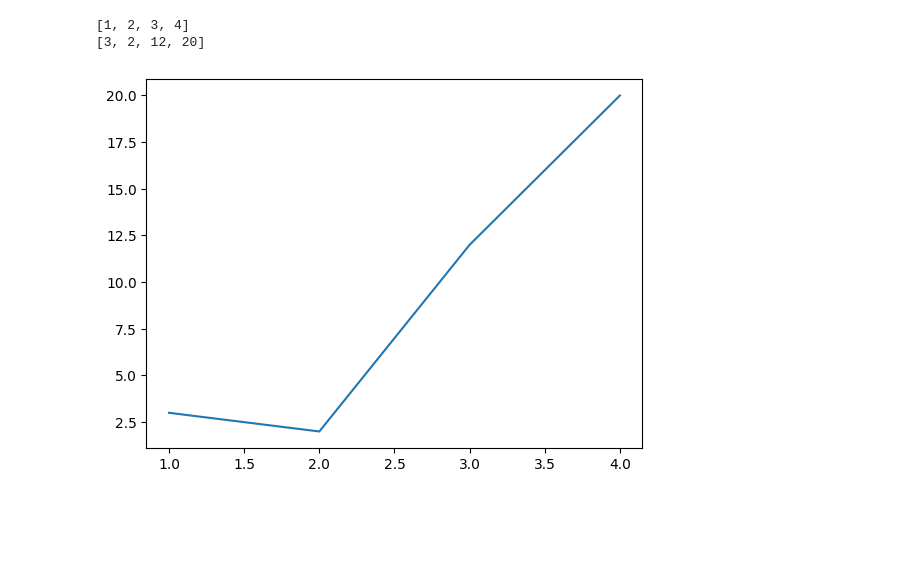
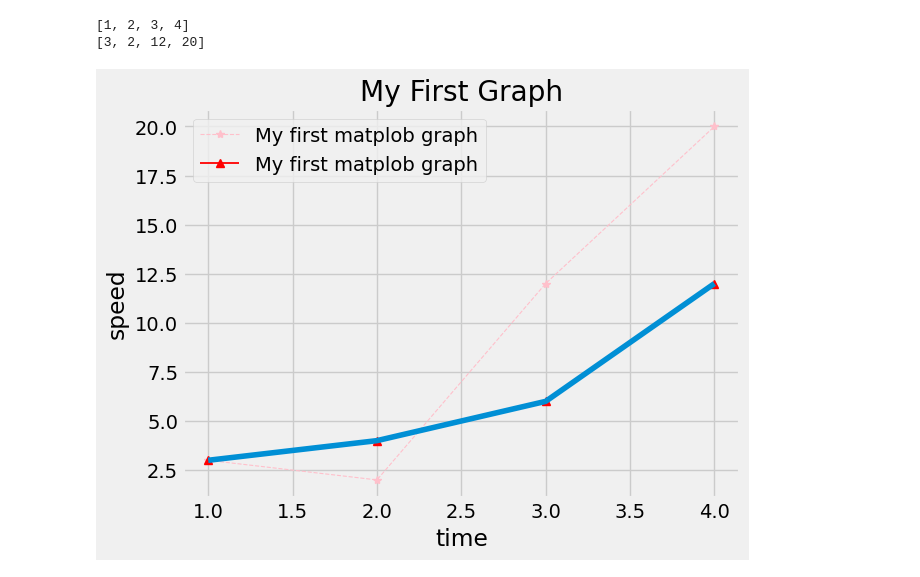
Before and after one commit to Fahin2000/Data-110, a Jupyter notebook: My_first_goggle_colab.ipynb, the cells around one changed output. Cells and saved outputs as stored; diff of their text form; code cells hidden in the pictures; blank space fills up the shorter version.

```diff
--- a/My_first_goggle_colab.ipynb
+++ b/My_first_goggle_colab.ipynb
@@ -16,13 +16,23 @@ import matplotlib.pyplot as plt
 # %%
 x= [1, 2, 3, 4]
 y= [3, 2, 12, 20]
+z= [3, 4 , 6, 12]
 print(x)
 print(y)
 # %% [output]
 [1, 2, 3, 4]
 [3, 2, 12, 20]
-# %%
-plt.plot(x, y)
-plt.show()
-# %% [output]
-[figure, removed]
+# %%
+plt.plot(x, y, color= 'pink', linestyle= '--', marker= '*', linewidth= '0.8', label= 'My first matplob graph')
+plt.plot(x, z, color= 'red', linestyle= '-', marker= '^', linewidth= '1.3', label= 'My first matplob graph' )
+plt.plot(x,z)
+plt.title('My First Graph')
+plt.xlabel('time')
+plt.ylabel('speed')
+plt.grid(True)
+plt.show
+plt.style.use('fivethirtyeight')
+plt.legend()
+plt.style.use('tableau-colorblind10')
+# %% [output]
+[figure, added]
```
Also changed, not shown: parts of 3 cells of this notebook.
